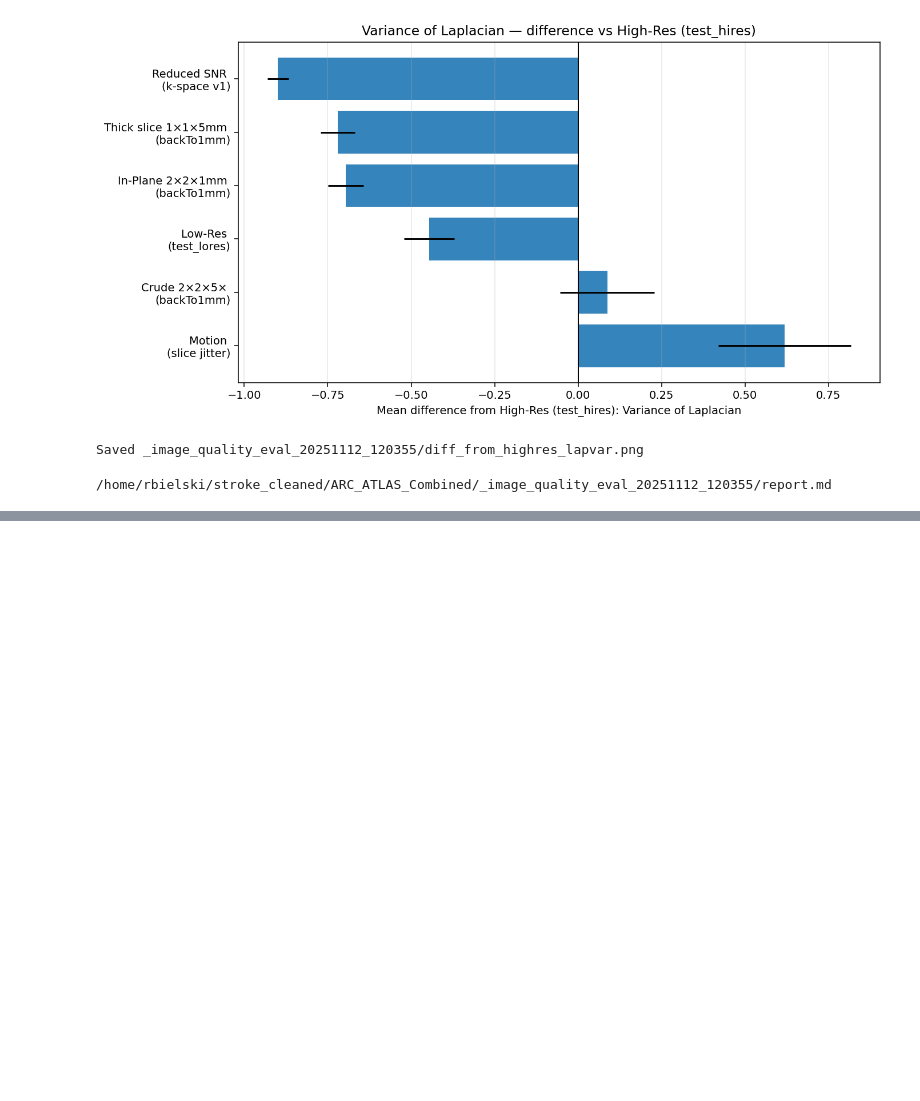
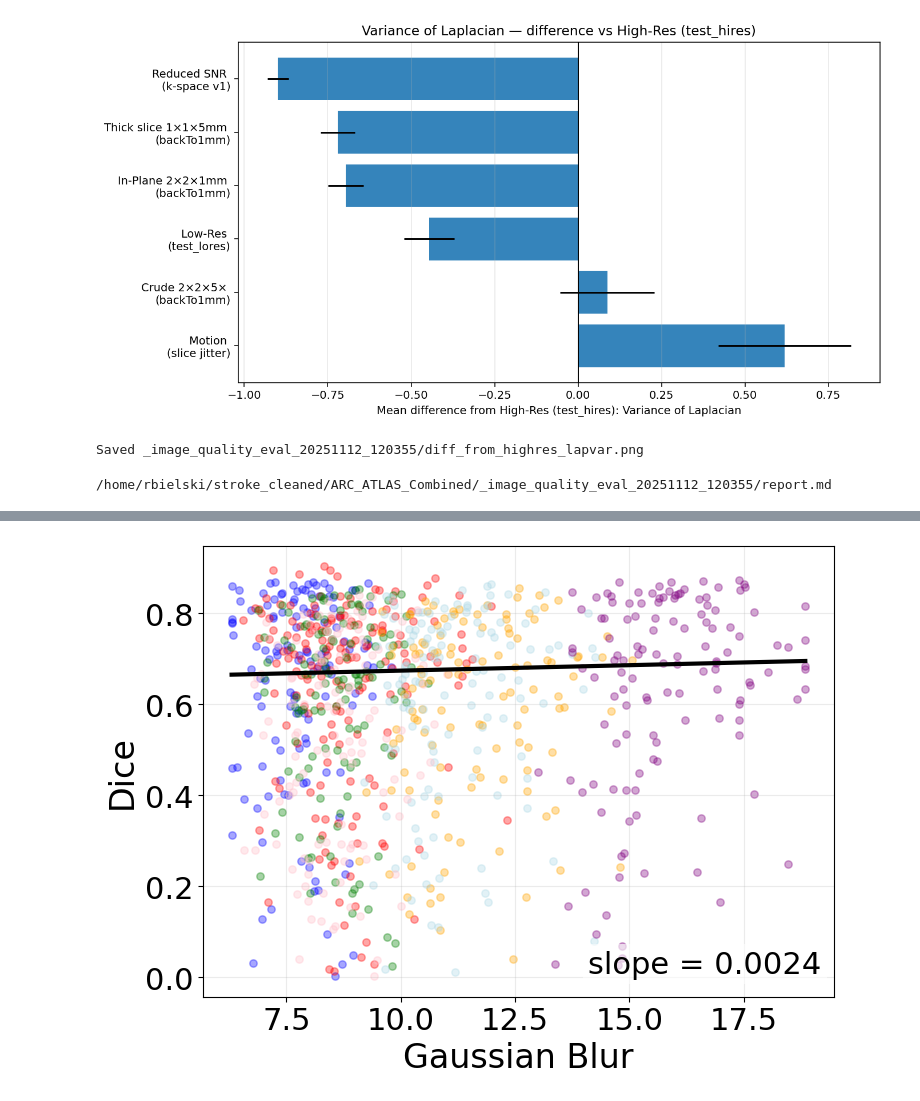
Before and after one commit to the-brAIn-lab/Lesion_Mapping, a Jupyter notebook: ARC_ATLAS_Combined/ARC_ATLAS_Downsampled_Metrics.ipynb, the cells around one changed output, grey strips where cells are left out. Saved outputs shown, nothing was run; the diff lists cells and outputs as text; code cells hidden in the pictures; blank space fills up the shorter version.

```diff
--- a/ARC_ATLAS_Combined/ARC_ATLAS_Downsampled_Metrics.ipynb
+++ b/ARC_ATLAS_Combined/ARC_ATLAS_Downsampled_Metrics.ipynb
@@ -631,0 +975,99 @@ print((OUT_ROOT/"report.md").resolve())
+# %%
+# ===== Scatter (Theil–Sen) for 3 quality metrics — reordered, retitled, NO LEGEND =====
+import numpy as np
+import matplotlib.pyplot as plt
+from scipy.stats import mstats
+
+# -------- KNOBS --------
+PERF_COL     = "hard_dice"     # change to 'hd' or 'assd' if desired
+POINT_ALPHA  = 0.35
+POINT_SIZE   = 28
+FIGSIZE      = (8, 6)          # adjusted for single-panel figures (smaller width)
+DROP_X_ZERO  = True            # remove x == 0
+DROP_Y_ZERO  = True            # remove y == 0
+
+# Panel order & labels you requested
+PANEL_SPECS = [
+    ("fwhm_mm",       "Gaussian Blur"),        # left
+    ("hi_freq_energy","High Frequency Energy"),# middle
+    ("lap_var",       "Laplacian Variance"),   # right
+]
+
+# Your order + colors
+order_display = [
+    "Higher Resolution",
+    "Lower Resolution",
+    "Crude Downsample",
+    "Thick Slices",
+    "In-plane Coarsening",
+    "Reduced SNR",
+    "Rigid Jitter",
+]
+color_map = {
+    "Higher Resolution"   : "blue",
+    "Lower Resolution"    : "red",
+    "Crude Downsample"    : "green",
+    "Thick Slices"        : "orange",
+    "In-plane Coarsening" : "lightblue",
+    "Reduced SNR"         : "purple",
+    "Rigid Jitter"        : "pink",
+}
+
+def display_label(name: str) -> str:
+    s = (name or "").strip()
+    s = s.replace("Thick Slice", "Thick Slices")
+    s = s.replace("In-Plane Coarsening", "In-plane Coarsening")
+    return s
+
+# Big fonts everywhere
+plt.rcParams.update({
+    "font.size": 24,
+    "axes.titlesize": 24,
+    "axes.labelsize": 24,
+    "xtick.labelsize": 22,
+    "ytick.labelsize": 22,
+    "legend.fontsize": 24,
+})
+
+def _scatter_panel(ax, data, xcol, xlabel, ycol="hard_dice"):
+    d = data[[xcol, ycol, "eval_label"]].dropna()
+
+    # remove exact zeros (both axes) if requested
+    if DROP_X_ZERO:
+        d = d[d[xcol] != 0]
+    if DROP_Y_ZERO:
+        d = d[d[ycol] != 0]
+
+    # plot points in your specified dataset order
+    present = {display_label(x) for x in d["eval_label"].unique()}
+    groups  = [g for g in order_display if g in present]
+    for g in groups:
+        sub = d[d["eval_label"].map(display_label).eq(g)]
+        if not sub.empty:
+            ax.scatter(sub[xcol], sub[ycol],
+                       s=POINT_SIZE, alpha=POINT_ALPHA,
+                       color=color_map.get(g, "gray"),
+                       label=g)
+
+    # per-panel robust trend
+    m, b, lo, hi = mstats.theilslopes(d[ycol], d[xcol])  # y ~ m*x + b
+    xs = np.linspace(d[xcol].min(), d[xcol].max(), 100)
+    ax.plot(xs, m*xs + b, lw=3, color="black")
+
+    # annotate slope on the panel (so each panel shows its own slope)
+    ax.text(0.98, 0.04, f"slope = {m:.4f}",
+            transform=ax.transAxes, ha="right", va="bottom",
+            fontsize=22, bbox=dict(fc="white", ec="none", alpha=0.6))
+
+    ax.set_xlabel(xlabel)
+    ax.set_ylabel("Dice")  # unified y-axis label
+    ax.grid(True, alpha=0.25)
+
+# Create separate figures for each panel (no shared legend)
+for xcol, xlabel in PANEL_SPECS:
+    fig, ax = plt.subplots(1, 1, figsize=FIGSIZE)
+    _scatter_panel(ax, J, xcol, xlabel, ycol=PERF_COL)
+    plt.tight_layout()
+    plt.show()  # Or save each figure if needed, e.g., fig.savefig(f"{xlabel.replace(' ', '_')}.png", dpi=180)
+# %% [output]
+[figure, added]
```
Also changed, not shown: parts of 14 cells of this notebook, 20 other files.
